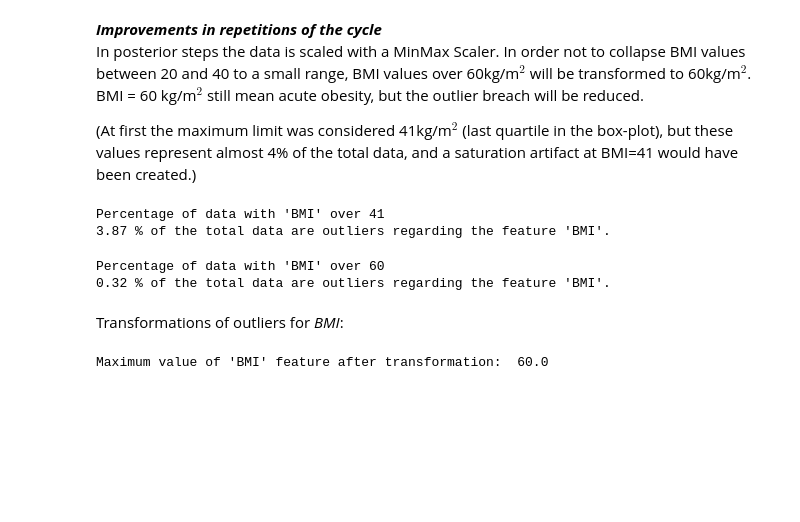
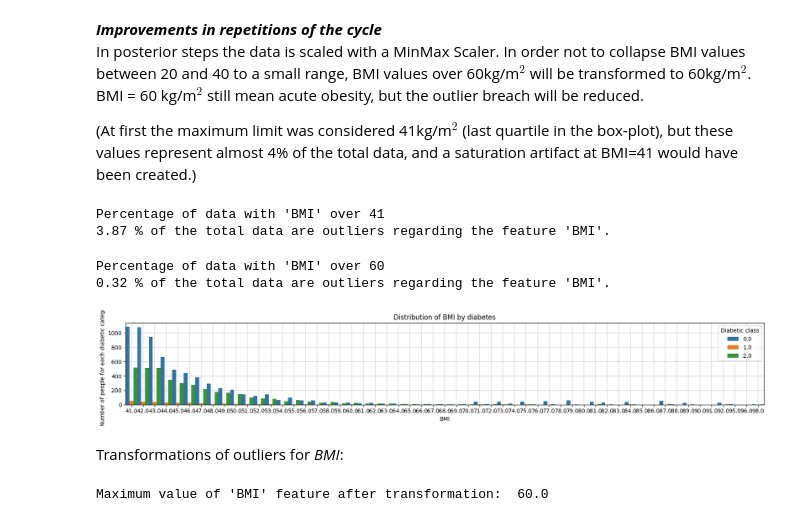
Before and after one commit to AliGarAlon/Diabetes_Project, a Jupyter notebook: diabetes_model.ipynb, the cells around one changed output. Cells and saved outputs as stored; diff of their text form; code cells hidden in the pictures; blank space fills up the shorter version.

```diff
--- a/diabetes_model.ipynb
+++ b/diabetes_model.ipynb
@@ -380,6 +380,28 @@ print(round(percentage_of_outliers, 2),"% of the total data are outliers regardi
 # %% [output]
 Percentage of data with 'BMI' over 60
 0.32 % of the total data are outliers regarding the feature 'BMI'.
+# %%
+# BMI by diabetes category
+selected_max = 40
+
+# Set the figure size
+plt.figure(figsize=(17, 3))
+
+bplot = sb.countplot(data=df.loc[df['BMI'] > selected_max,],
+                     x="BMI",
+                     hue="Diabetes_012",
+                     width=1
+                     )
+
+plt.title("Distribution of BMI by diabetes")
+plt.ylabel("Number of people for each diabetic category")
+plt.grid(color = "grey", linewidth = "0.3", linestyle = "-")
+
+# add legend and set position to upper right
+plt.legend(title="Diabetic class", loc='upper right');
+plt.tight_layout()
+# %% [output]
+[figure, added]
 # %% [markdown]
 Transformations of outliers for *BMI*:
 # %%
```
Also changed, not shown: parts of 12 cells of this notebook.
